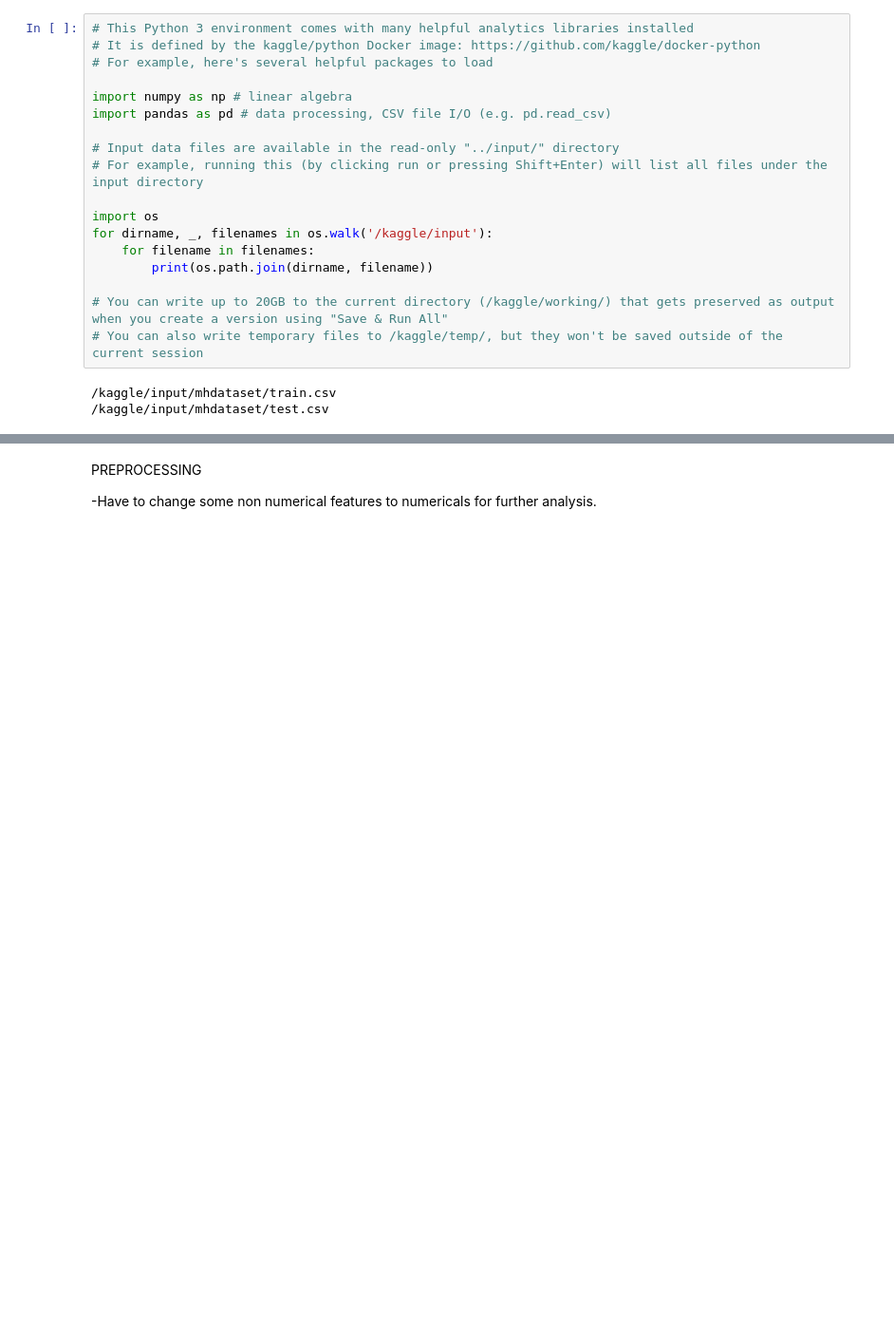
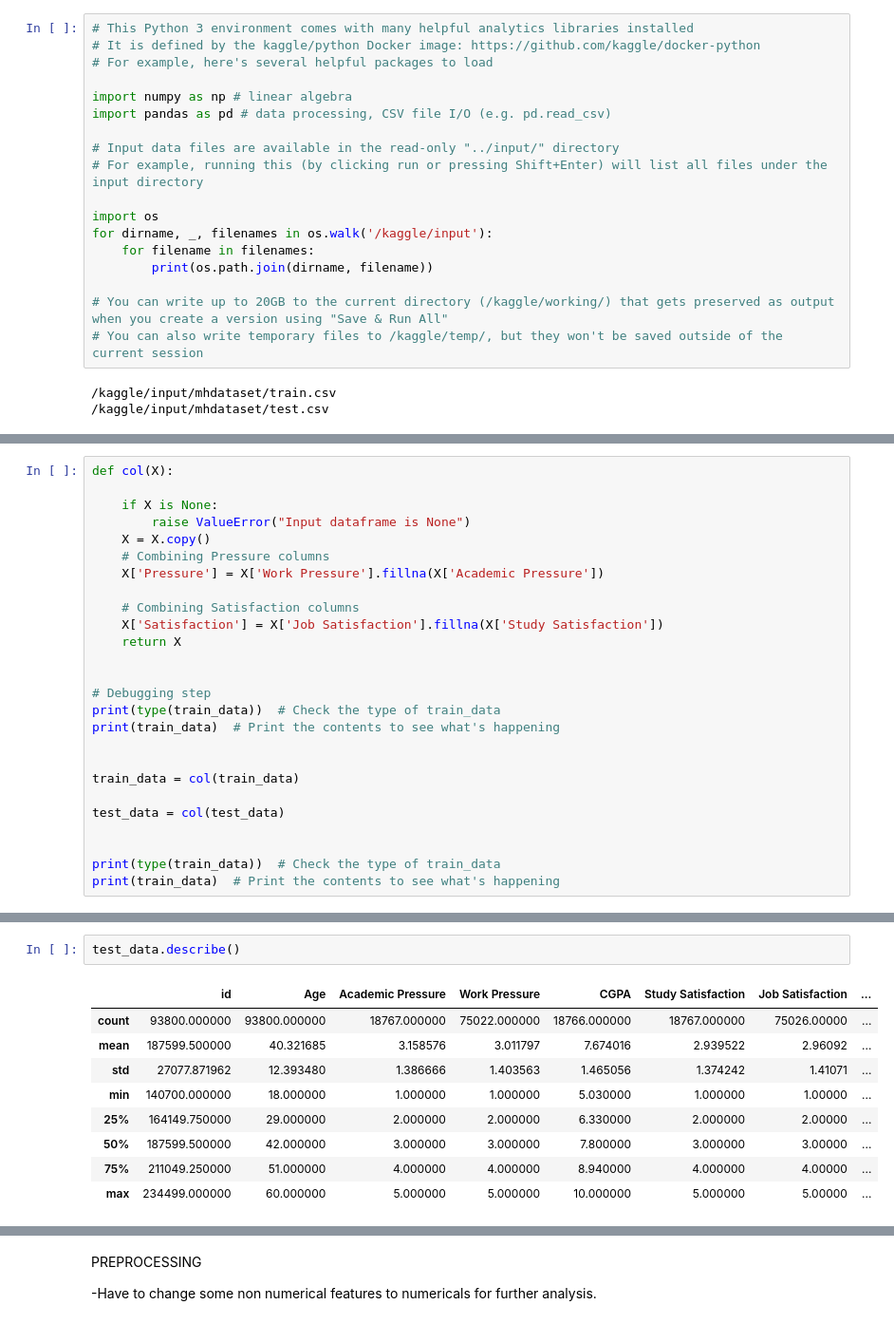
Before and after one commit to 1Vkim/Depression_Predictor, a Jupyter notebook: notebook1b54bf1ca3.ipynb, the cells around one changed output, grey strips where cells are left out. Shown: that part at 95% size. Cells and saved outputs as stored; diff of their text form; blank space fills up the shorter version.

```diff
--- a/notebook1b54bf1ca3.ipynb
+++ b/notebook1b54bf1ca3.ipynb
@@ -62,0 +188,26 @@ train_data.head()
+# %%
+def col(X):
+
+    if X is None:
+        raise ValueError("Input dataframe is None")
+    X = X.copy()
+    # Combining Pressure columns
+    X['Pressure'] = X['Work Pressure'].fillna(X['Academic Pressure'])
+
+    # Combining Satisfaction columns
+    X['Satisfaction'] = X['Job Satisfaction'].fillna(X['Study Satisfaction'])
+    return X
+
+
+# Debugging step
+print(type(train_data))  # Check the type of train_data
+print(train_data)  # Print the contents to see what's happening
+
+
+train_data = col(train_data)
+
+test_data = col(test_data)
+
+
+print(type(train_data))  # Check the type of train_data
+print(train_data)  # Print the contents to see what's happening
@@ -62,0 +232,12 @@ train_data.head()
+# %%
+test_data.describe()
+# %% [output]
+|  | id | Age | Academic Pressure | Work Pressure | CGPA | Study Satisfaction | Job Satisfaction | ... |
+| count | 93800.000000 | 93800.000000 | 18767.000000 | 75022.000000 | 18766.000000 | 18767.000000 | 75026.00000 | ... |
+| mean | 187599.500000 | 40.321685 | 3.158576 | 3.011797 | 7.674016 | 2.939522 | 2.96092 | ... |
+| std | 27077.871962 | 12.393480 | 1.386666 | 1.403563 | 1.465056 | 1.374242 | 1.41071 | ... |
+| min | 140700.000000 | 18.000000 | 1.000000 | 1.000000 | 5.030000 | 1.000000 | 1.00000 | ... |
+| 25% | 164149.750000 | 29.000000 | 2.000000 | 2.000000 | 6.330000 | 2.000000 | 2.00000 | ... |
+| 50% | 187599.500000 | 42.000000 | 3.000000 | 3.000000 | 7.800000 | 3.000000 | 3.00000 | ... |
+| 75% | 211049.250000 | 51.000000 | 4.000000 | 4.000000 | 8.940000 | 4.000000 | 4.00000 | ... |
+| max | 234499.000000 | 60.000000 | 5.000000 | 5.000000 | 10.000000 | 5.000000 | 5.00000 | ... |
```
Also changed, not shown: parts of 34 cells of this notebook.
